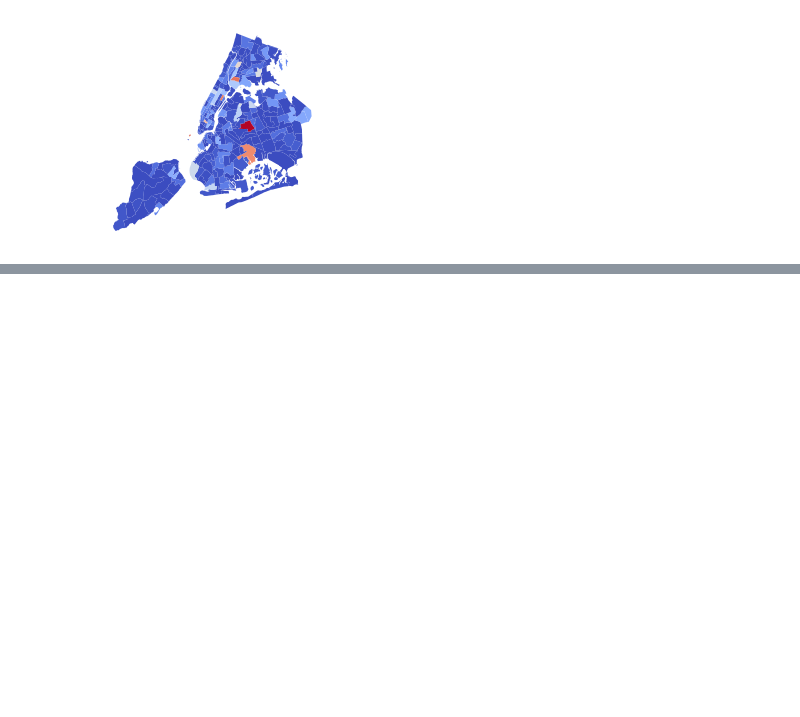
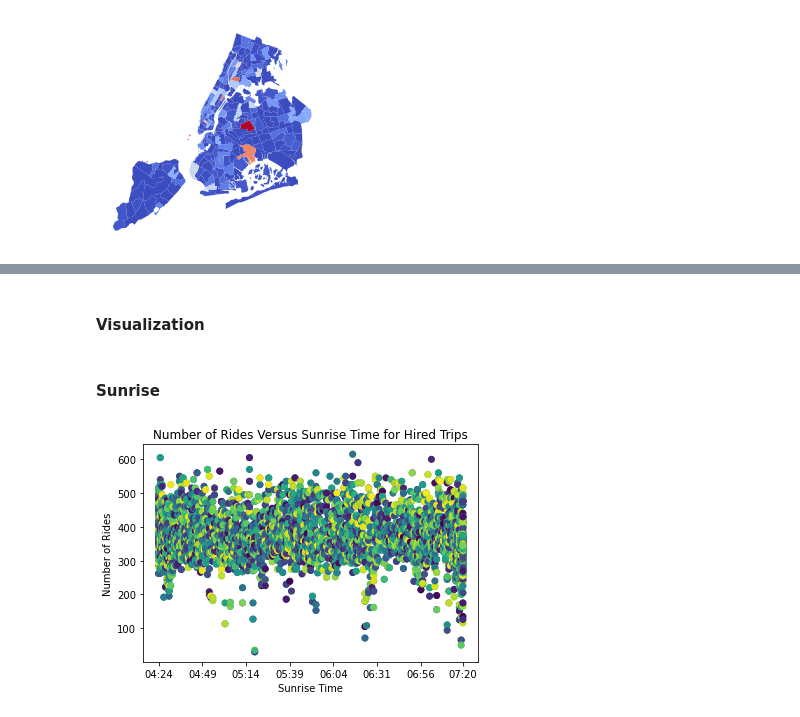
Before and after one commit to Yujdd/4501FP, a Jupyter notebook: Group7_FP.ipynb, the cells around one changed output, grey strips where cells are left out. Saved outputs shown, nothing was run; the diff lists cells and outputs as text; code cells hidden in the pictures; blank space fills up the shorter version.

```diff
--- a/Group7_FP.ipynb
+++ b/Group7_FP.ipynb
@@ -1150,0 +1103,2 @@ plt.show()
+# %% [markdown]
+#### Visualization
@@ -1150,0 +1137,24 @@ plt.show()
+# %% [markdown]
+#### Sunrise
+# %%
+# get the dataframe contain number of rides, sunrise time,
+# and sunset time of the same day
+sunrise_trips = get_sunrise_sunset_data().sort_values(by = "Sunrise")
+
+# create a scatter plot for tip amount versus precipitation
+# using given dataframe
+colors = np.random.rand(len(sunrise_trips))
+plt.scatter(sunrise_trips["Sunrise"], sunrise_trips["number_of_rides"], c=colors)
+
+# set title and labels
+plt.title("Number of Rides Versus Sunrise Time for Hired Trips")
+plt.xlabel("Sunrise Time")
+plt.ylabel("Number of Rides")
+
+# Reduce the number of sticks in the plot
+plt.xticks([0, 25, 50, 75, 100, 125, 150, 174])
+
+# Hide the text information
+_ = plt.plot()
+# %% [output]
+[figure, added]
```
Also changed, not shown: parts of 75 cells of this notebook.
